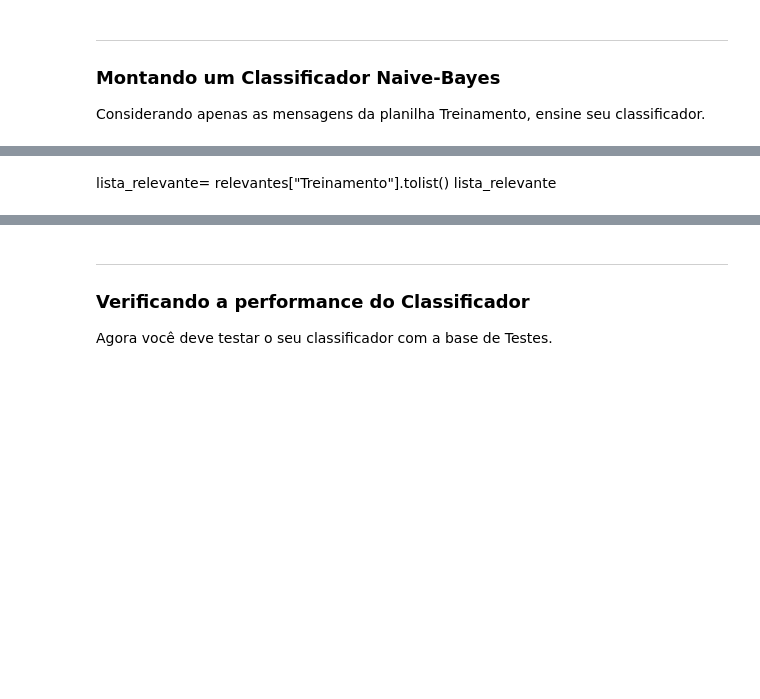
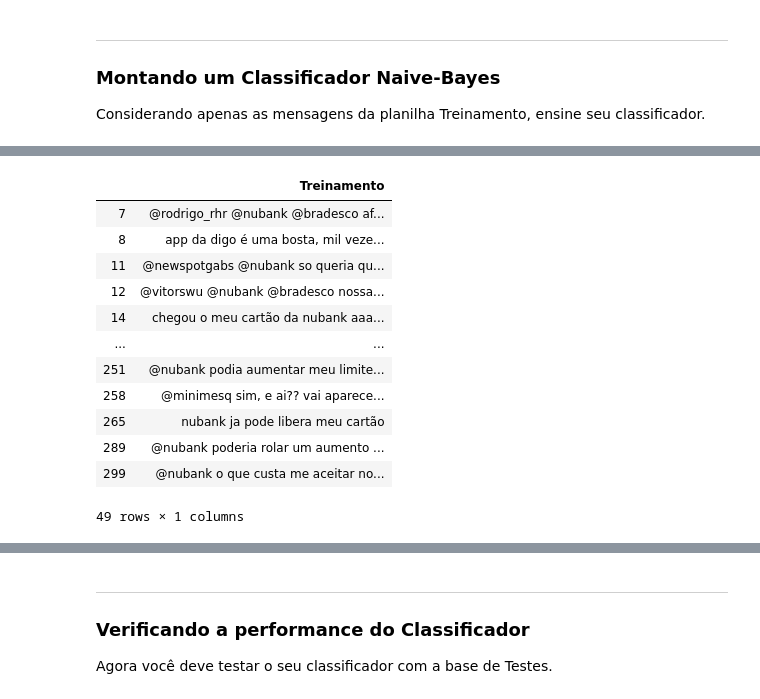
Before and after one commit to gtkacz/projeto1cdados, a Jupyter notebook: Projeto1_Classificador_layout.ipynb, the cells around one changed output, grey strips where cells are left out. Drawn from its saved outputs; the diff is of its cells as text; code cells hidden in the pictures; blank space fills up the shorter version.

```diff
--- a/Projeto1_Classificador_layout.ipynb
+++ b/Projeto1_Classificador_layout.ipynb
@@ -106,3 +135,19 @@ relevantes
-# %% [markdown]
-lista_relevante= relevantes["Treinamento"].tolist()
-lista_relevante
+# %%
+#tweets irrelevantes:
+irel = dados["classificação"] == "irrrelevante"
+irrelevantes = dados.loc[rel,["Treinamento"]].copy()
+irrelevantes
+# %% [output]
+|  | Treinamento |
+| 7 | @rodrigo_rhr @nubank @bradesco af... |
+| 8 | app da digo é uma bosta, mil veze... |
+| 11 | @newspotgabs @nubank so queria qu... |
+| 12 | @vitorswu @nubank @bradesco nossa... |
+| 14 | chegou o meu cartão da nubank aaa... |
+| ... | ... |
+| 251 | @nubank podia aumentar meu limite... |
+| 258 | @minimesq sim, e ai?? vai aparece... |
+| 265 | nubank ja pode libera meu cartão |
+| 289 | @nubank poderia rolar um aumento ... |
+| 299 | @nubank o que custa me aceitar no... |
+49 rows × 1 columns
```
Also changed, not shown: parts of 27 cells of this notebook, 3 other files.
